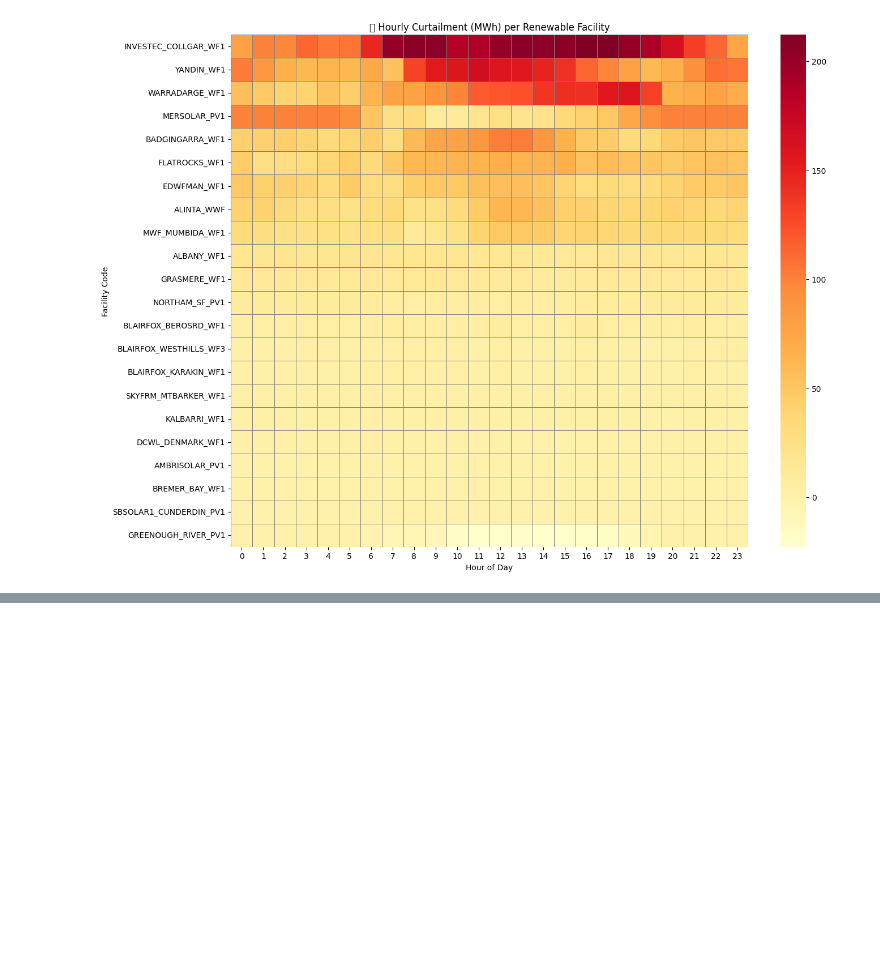
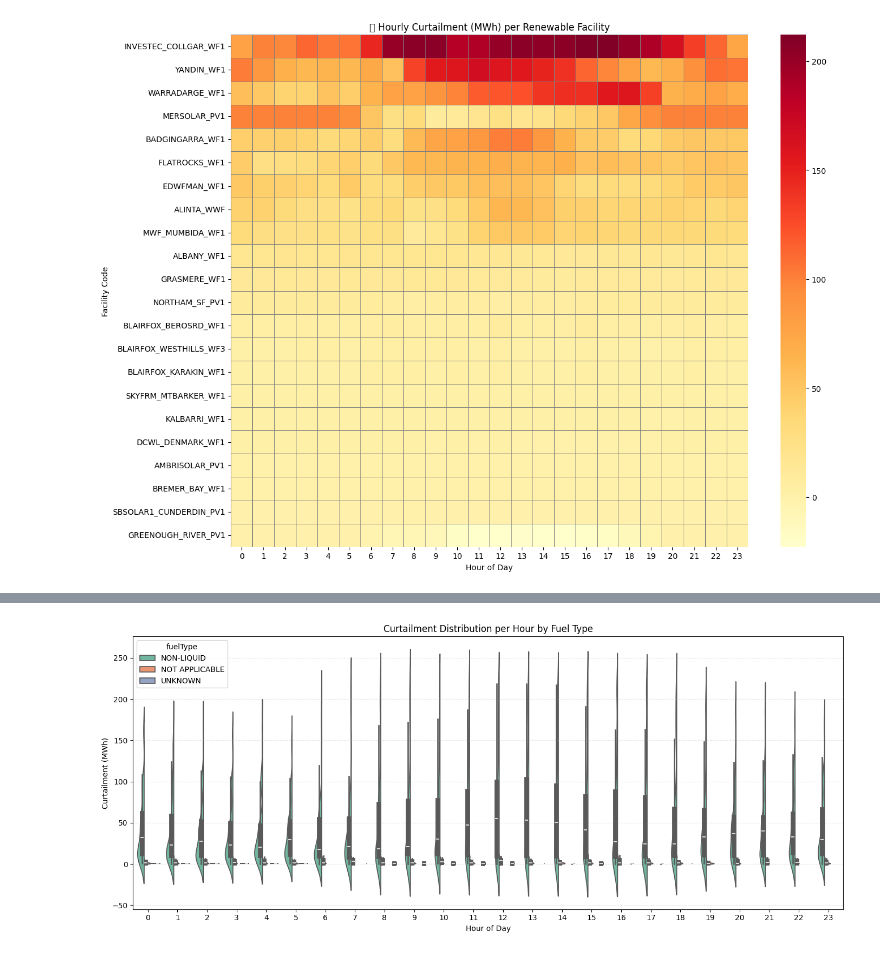
Before and after one commit to adnanabbasshah/Animated-Wind-Map-using-R, a Jupyter notebook: data_processing_and_viz.ipynb, the cells around one changed output, grey strips where cells are left out. Saved outputs shown, nothing was run; the diff lists cells and outputs as text; code cells hidden in the pictures; blank space fills up the shorter version.

```diff
--- a/data_processing_and_viz.ipynb
+++ b/data_processing_and_viz.ipynb
@@ -398,0 +468,18 @@ plt.show()
+# %%
+plt.figure(figsize=(14, 6))
+sns.violinplot(
+    data=df_curtail,
+    x='hour',
+    y='curtailment',
+    hue='fuelType',
+    split=True,
+    palette='Set2'
+)
+plt.title('Curtailment Distribution per Hour by Fuel Type')
+plt.xlabel('Hour of Day')
+plt.ylabel('Curtailment (MWh)')
+plt.grid(axis='y', linestyle='--', alpha=0.3)
+plt.tight_layout()
+plt.show()
+# %% [output]
+[figure, added]
```
Also changed, not shown: parts of 4 cells of this notebook.
